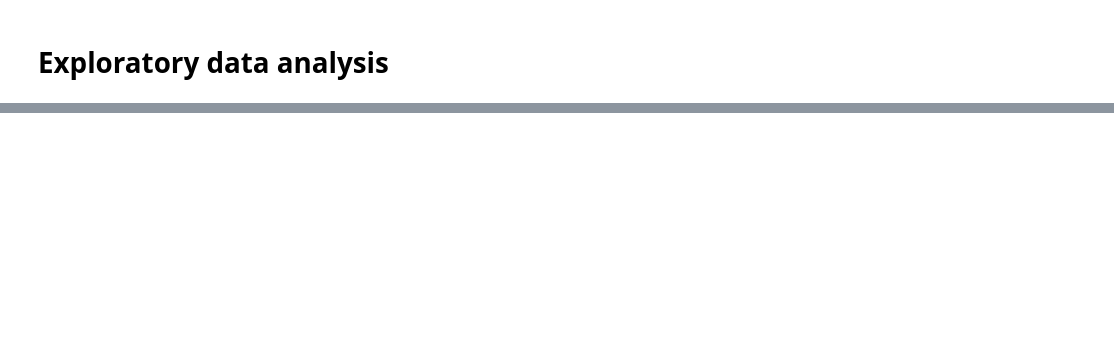
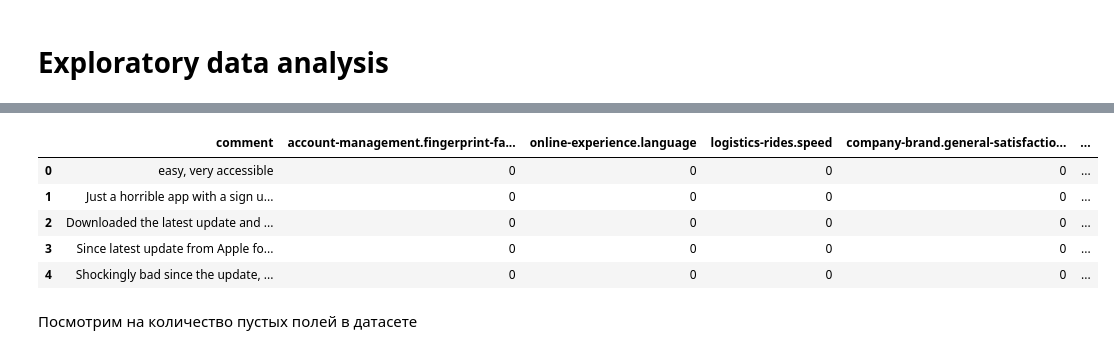
Before and after one commit to ArturGogiyan/NLP_research, a Jupyter notebook: NLP_research.ipynb, the cells around one changed output, grey strips where cells are left out. Cells and saved outputs as stored; diff of their text form; code cells hidden in the pictures; blank space fills up the shorter version.

```diff
--- a/NLP_research.ipynb
+++ b/NLP_research.ipynb
@@ -32,0 +83,11 @@ NameError: ignored
+# %%
+df_unique_combinations.head(5)
+# %% [output]
+|  | comment | account-management.fingerprint-fa... | online-experience.language | logistics-rides.speed | company-brand.general-satisfactio... | ... |
+| 0 | easy, very accessible | 0 | 0 | 0 | 0 | ... |
+| 1 | Just a horrible app with a sign u... | 0 | 0 | 0 | 0 | ... |
+| 2 | Downloaded the latest update and ... | 0 | 0 | 0 | 0 | ... |
+| 3 | Since latest update from Apple fo... | 0 | 0 | 0 | 0 | ... |
+| 4 | Shockingly bad since the update, ... | 0 | 0 | 0 | 0 | ... |
+# %% [markdown]
+Посмотрим на количество пустых полей в датасете
```
Also changed, not shown: parts of 34 cells of this notebook.
